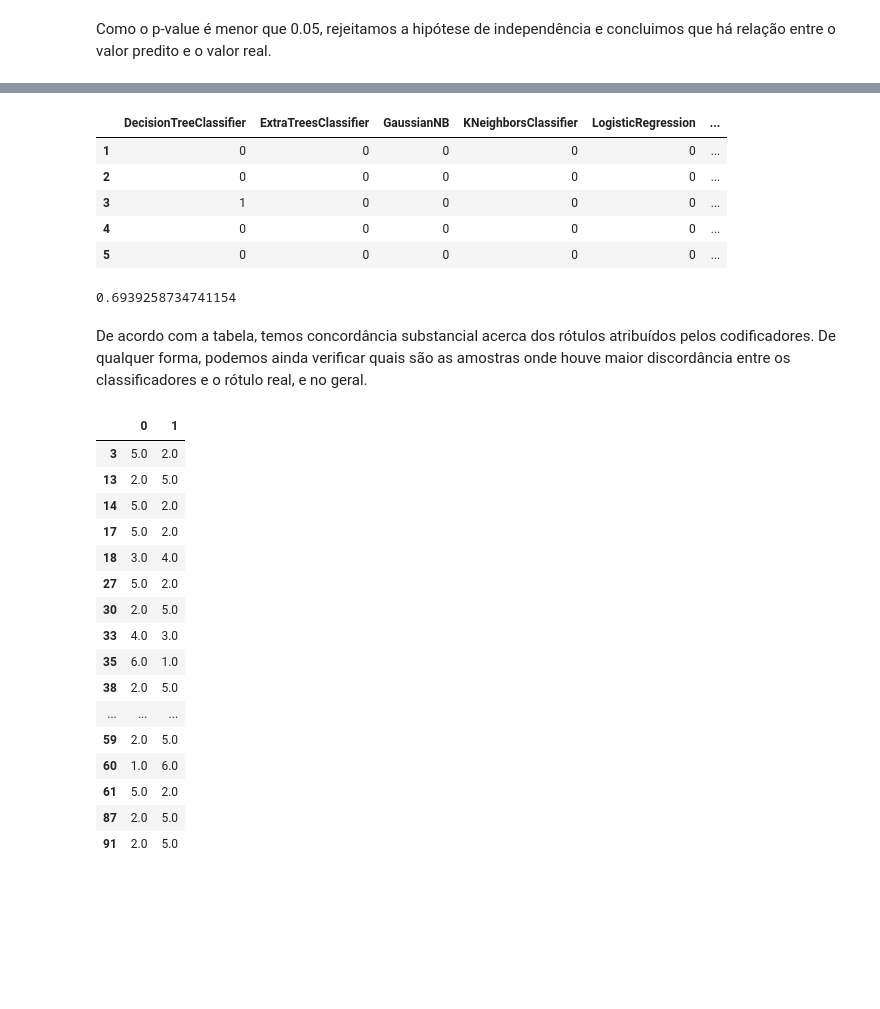
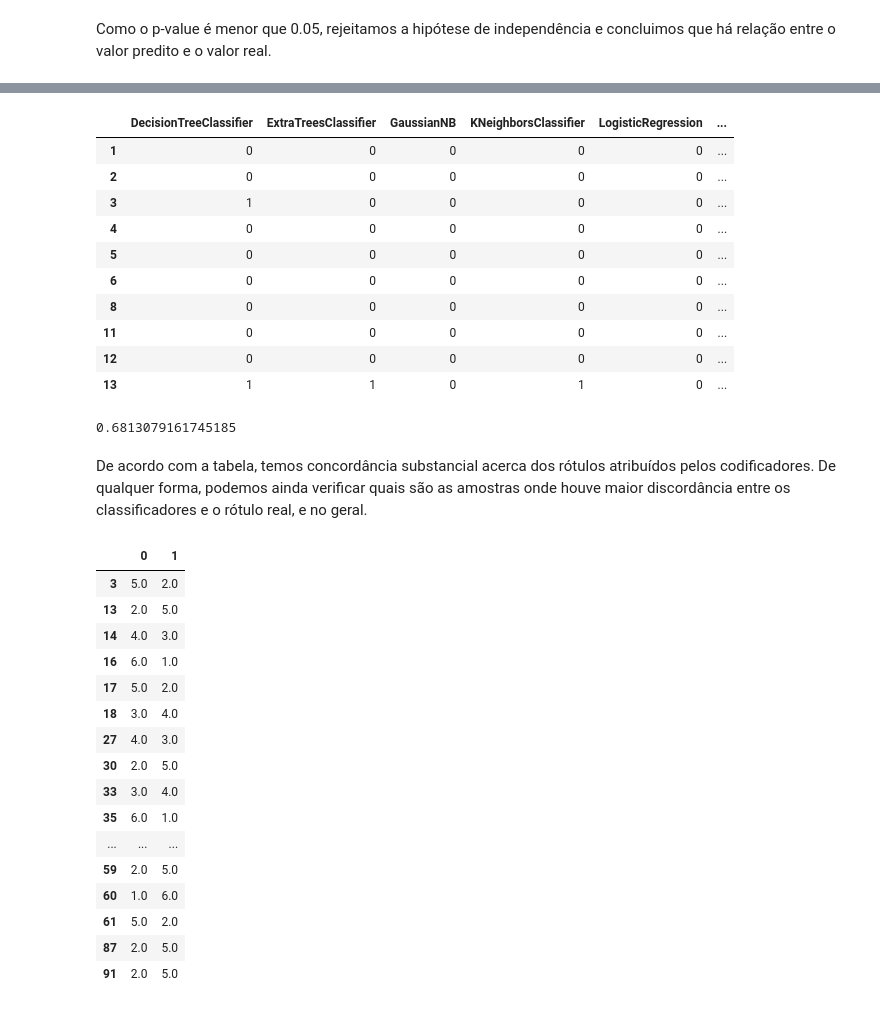
Before and after one commit to if1015-datascience-ufpe/slides, a Jupyter notebook: aula18-knn-avaliacao.ipynb, the cells around one changed output, grey strips where cells are left out. Drawn from its saved outputs; the diff is of its cells as text; code cells hidden in the pictures; blank space fills up the shorter version.

```diff
--- a/aula18-knn-avaliacao.ipynb
+++ b/aula18-knn-avaliacao.ipynb
@@ -40,7 +40,7 @@ import matplotlib.pyplot as plt
 
 %matplotlib inline
 # %%
-prostate = pd.read_csv("http://statweb.stanford.edu/~tibs/ElemStatLearn/datasets/prostate.data",
+prostate = pd.read_csv("https://web.stanford.edu/~hastie/ElemStatLearn/datasets/prostate.data",
                        header=0,index_col=0,sep='\t')
 prostate['prognostico'] = prostate.gleason.map(lambda x: x >=7 and 'mau' or 'bom')
 treino = prostate[prostate.train=='T'].drop('train',axis=1)
@@ -239,34 +244,39 @@ Podemos aplicar essa metodologia para avaliar os rótulos das amostras de nosso
 # %%
 from sklearn.tree import DecisionTreeClassifier
 from sklearn.ensemble import RandomForestClassifier, ExtraTreesClassifier
 from sklearn.linear_model import LogisticRegression
 from sklearn.naive_bayes import GaussianNB
 
 models = [DecisionTreeClassifier(), RandomForestClassifier(min_samples_leaf=5,n_estimators=100),
          ExtraTreesClassifier(min_samples_leaf=5,n_estimators=100),LogisticRegression(), GaussianNB(),
          KNeighborsClassifier(n_neighbors=3)]
 attrs = ['lpsa','lcavol','lweight','lcp','lbph']
 models = map(lambda x: x.fit(treino[attrs],
                              treino.prognostico.map(lambda x: x=='mau' and 1 or 0)), models)
 import re
 prediction = pd.DataFrame(dict(map(lambda x: (re.sub('.*\.','',str(type(x))).rstrip("'>"),
                                               x.predict(treino[attrs])),models)))
 prediction['prognostico'] = treino.prognostico.map(lambda x: x=='mau' and 1 or 0).values
 prediction.index = treino.index
-prediction.head()
+prediction.head(10)
 # %% [output]
 |  | DecisionTreeClassifier | ExtraTreesClassifier | GaussianNB | KNeighborsClassifier | LogisticRegression | ... |
 | 1 | 0 | 0 | 0 | 0 | 0 | ... |
 | 2 | 0 | 0 | 0 | 0 | 0 | ... |
 | 3 | 1 | 0 | 0 | 0 | 0 | ... |
 | 4 | 0 | 0 | 0 | 0 | 0 | ... |
 | 5 | 0 | 0 | 0 | 0 | 0 | ... |
+| 6 | 0 | 0 | 0 | 0 | 0 | ... |
+| 8 | 0 | 0 | 0 | 0 | 0 | ... |
+| 11 | 0 | 0 | 0 | 0 | 0 | ... |
+| 12 | 0 | 0 | 0 | 0 | 0 | ... |
+| 13 | 1 | 1 | 0 | 1 | 0 | ... |
 # %%
 from nltk.metrics.agreement import AnnotationTask
 at = AnnotationTask(data=[(coder,item,prediction.loc[item,coder]) for coder in prediction.columns for item in prediction.index])
 at.kappa()
 # %% [output]
-0.6939258734741154
+0.6813079161745185
 # %% [markdown]
 De acordo com a tabela, temos concordância substancial acerca dos rótulos atribuídos pelos codificadores.
 De qualquer forma, podemos ainda verificar quais são as amostras onde houve maior discordância entre os classificadores e o rótulo real, e no geral.
@@ -277,14 +287,14 @@ geral
 |  | 0 | 1 |
 | 3 | 5.0 | 2.0 |
 | 13 | 2.0 | 5.0 |
-| 14 | 5.0 | 2.0 |
+| 14 | 4.0 | 3.0 |
+| 16 | 6.0 | 1.0 |
 | 17 | 5.0 | 2.0 |
 | 18 | 3.0 | 4.0 |
-| 27 | 5.0 | 2.0 |
+| 27 | 4.0 | 3.0 |
 | 30 | 2.0 | 5.0 |
-| 33 | 4.0 | 3.0 |
+| 33 | 3.0 | 4.0 |
 | 35 | 6.0 | 1.0 |
-| 38 | 2.0 | 5.0 |
 | ... | ... | ... |
 | 59 | 2.0 | 5.0 |
 | 60 | 1.0 | 6.0 |
```
Also changed, not shown: parts of 10 cells of this notebook, 5 other files.
